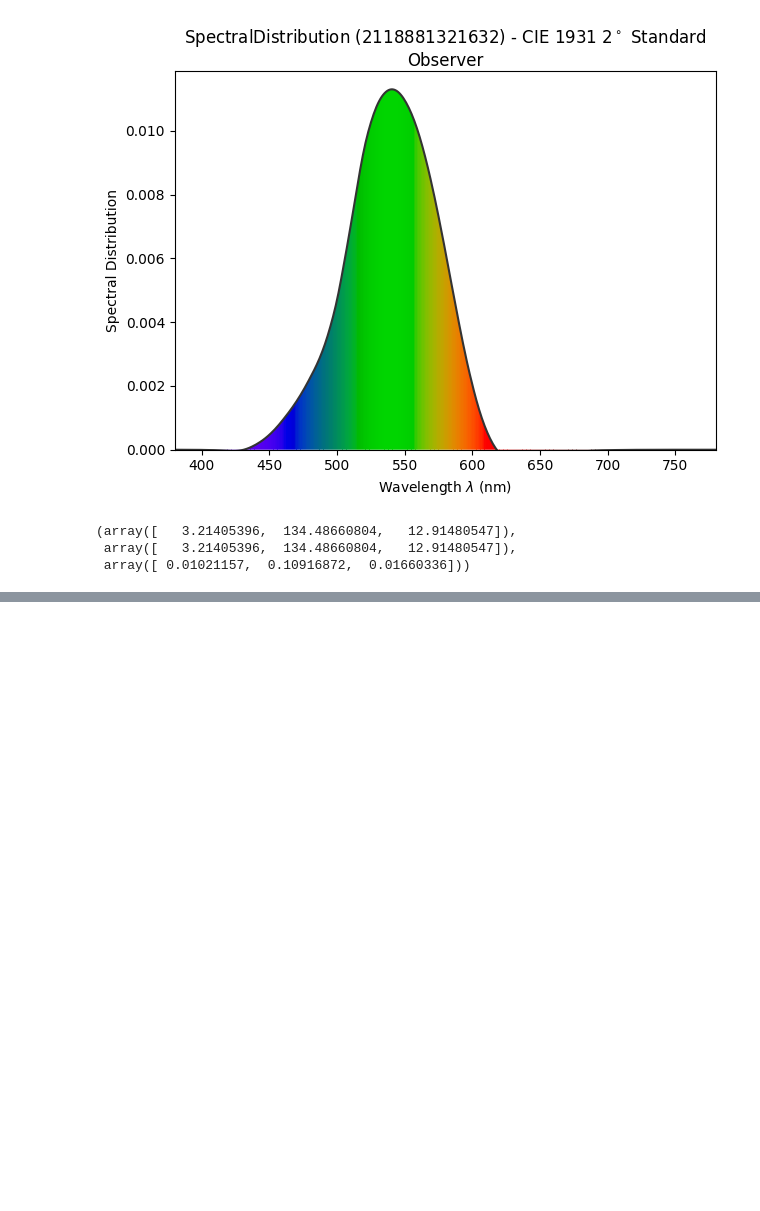
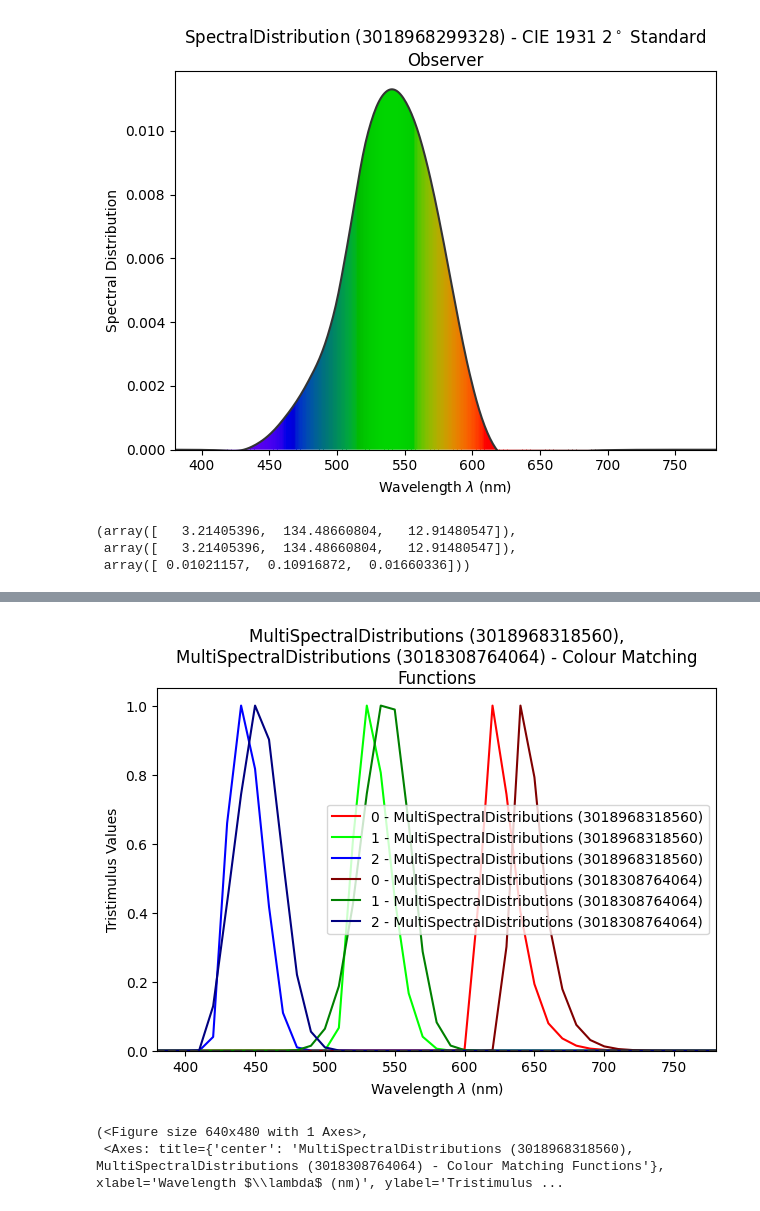
Before and after one commit to JanLohse/spectral_film_lut, a Jupyter notebook: test.ipynb, the cells around one changed output, grey strips where cells are left out. Drawn from its saved outputs; the diff is of its cells as text; code cells hidden in the pictures; blank space fills up the shorter version.

```diff
--- a/test.ipynb
+++ b/test.ipynb
@@ -151,7 +154,9 @@ status_a_sensitivities = np.array([[-62.232, -29.150, -19.198],
                                    [-0.859, -30.721, -39.035], ])
 status_a_sensitivities = 10 ** status_a_sensitivities
 
-status_a_sensitivities = colour.MultiSpectralDistributions(status_a_sensitivities, colour.SpectralShape(360, 780, 10)).align(colour.SPECTRAL_SHAPE_DEFAULT)
+status_a_sensitivities = MultiSpectralDistributions(status_a_sensitivities,
+                                                           SpectralShape(360, 780, 10)).align(
+    colour.SPECTRAL_SHAPE_DEFAULT, interpolator=colour.LinearInterpolator)
 
-colour.plotting.plot_single_cmfs(status_a_sensitivities)
+status_a_sensitivities.normalise()
 # %% [output]
@@ -160,0 +181,58 @@ colour.plotting.plot_single_cmfs(status_a_sensitivities)
+# %%
+status_m_sensitivities = np.array([[-65.491, -10.508, -10.397],
+                                   [-62.891, -9.448, -7.897],
+                                   [-60.291, -8.388, -5.397],
+                                   [-57.691, -7.328, -2.897],
+                                   [-55.091, -6.268, -0.397],
+                                   [-52.491, -5.208, 2.103],
+                                   [-49.891, -4.148, 4.111],
+                                   [-47.291, -3.088, 4.632],
+                                   [-44.691, -2.028, 4.871],
+                                   [-42.091, -0.968, 5.000],
+                                   [-39.491, 0.092, 4.955],
+                                   [-36.891, 1.152, 4.743],
+                                   [-34.291, 2.207, 4.343],
+                                   [-31.691, 3.156, 3.743],
+                                   [-29.091, 3.804, 2.990],
+                                   [-26.491, 4.272, 1.852],
+                                   [-23.891, 4.626, -0.348],
+                                   [-21.291, 4.872, -2.548],
+                                   [-18.691, 5.000, -4.748],
+                                   [-16.091, 4.995, -6.948],
+                                   [-13.491, 4.818, -9.148],
+                                   [-10.891, 4.458, -11.348],
+                                   [-8.291, 3.915, -13.548],
+                                   [-5.691, 3.172, -15.748],
+                                   [-3.091, 2.239, -17.948],
+                                   [-0.491, 1.070, -20.148],
+                                   [2.109, -0.130, -22.348],
+                                   [4.479, -1.330, -24.548],
+                                   [5.000, -2.530, -26.748],
+                                   [4.899, -3.730, -28.948],
+                                   [4.578, -4.930, -31.148],
+                                   [4.252, -6.130, -33.348],
+                                   [3.875, -7.330, -35.548],
+                                   [3.491, -8.530, -37.748],
+                                   [3.099, -9.730, -39.948],
+                                   [2.687, -10.930, -42.148],
+                                   [2.269, -12.130, -44.348],
+                                   [1.859, -13.330, -46.548],
+                                   [1.449, -14.530, -48.748],
+                                   [1.054, -15.730, -50.948],
+                                   [0.654, -16.930, -53.148],
+                                   [0.265, -18.130, -55.348],
+                                   [-0.135, -19.330, -57.548],
+                                   ])
+status_m_sensitivities = 10 ** status_m_sensitivities
+
+status_m_sensitivities = MultiSpectralDistributions(status_m_sensitivities,
+                                                           SpectralShape(360, 780, 10)).align(
+    colour.SPECTRAL_SHAPE_DEFAULT, interpolator=colour.LinearInterpolator)
+
+status_m_sensitivities.normalise()
+
+plot_multi_cmfs((status_a_sensitivities, status_m_sensitivities))
+# %% [output]
+[figure, added]
+(<Figure size 640x480 with 1 Axes>,
+ <Axes: title={'center': 'MultiSpectralDistributions (3018968318560), MultiSpectralDistributions (3018308764064) - Colour Matching Functions'}, xlabel='Wavelength $\\lambda$ (nm)', ylabel='Tristimulus ...
```
Also changed, not shown: parts of 15 cells of this notebook.
